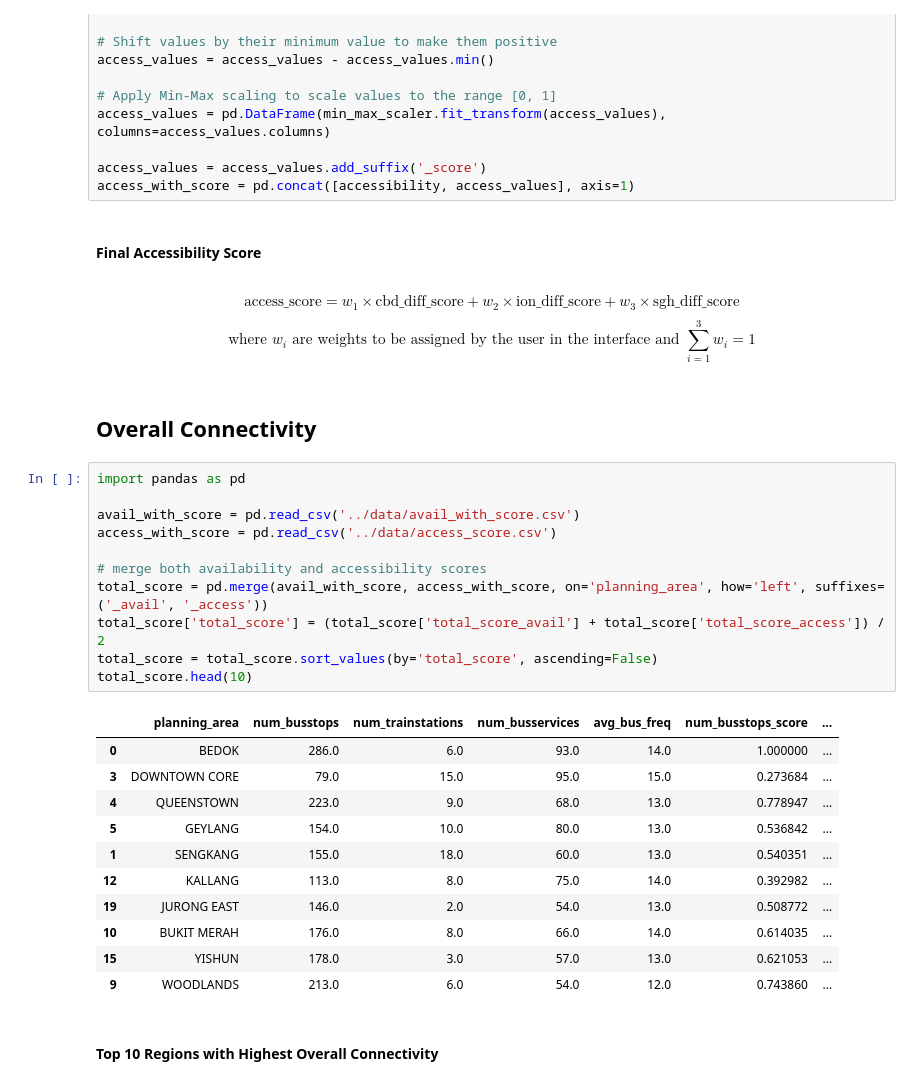
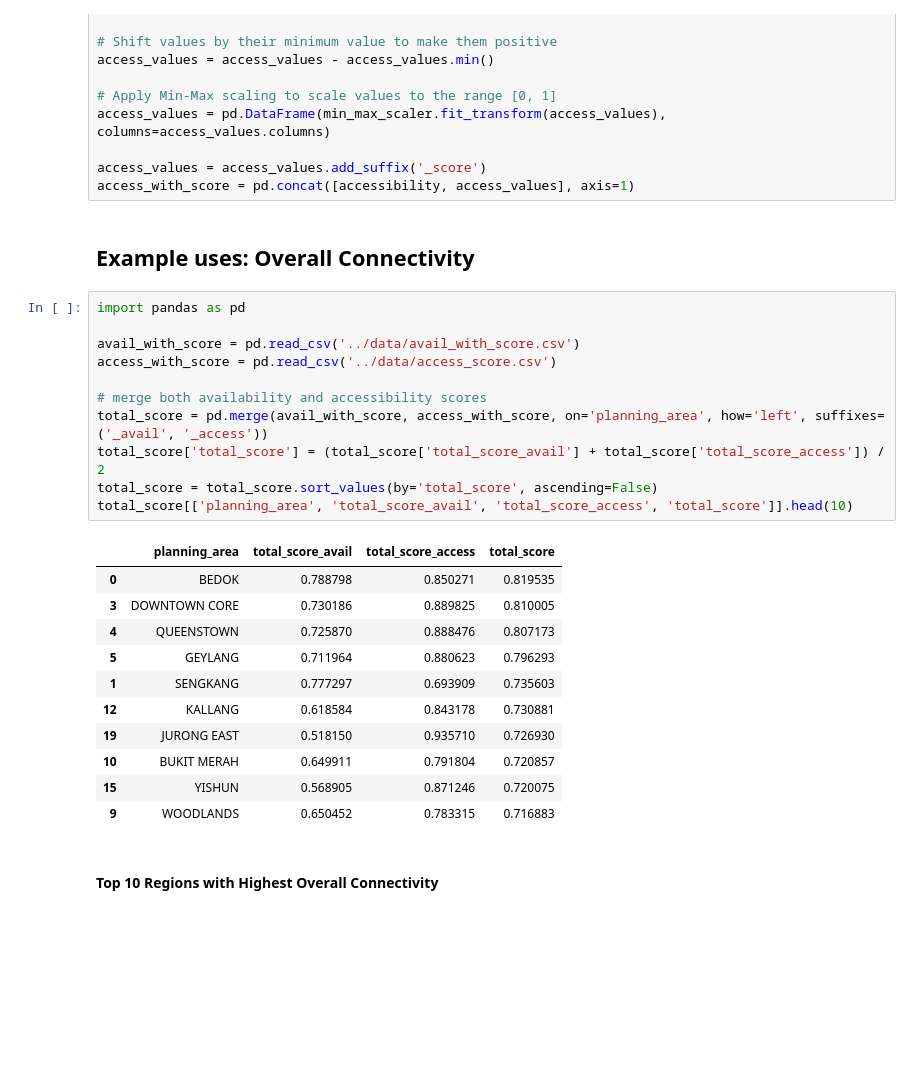
Before and after one commit to kiwi-lemongrass/DSE3101-Enhancing-Urban-Transport, a Jupyter notebook: report/backend_report.ipynb, the cells around one changed output. Saved outputs shown, nothing was run; the diff lists cells and outputs as text; blank space fills up the shorter version.

```diff
--- a/report/backend_report.ipynb
+++ b/report/backend_report.ipynb
@@ -430,39 +442,31 @@ access_values = pd.DataFrame(min_max_scaler.fit_transform(access_values), column
 
 access_values = access_values.add_suffix('_score')
 access_with_score = pd.concat([accessibility, access_values], axis=1)
-# %% [markdown]
-#### Final Accessibility Score
-# %% [markdown]
-$$
-\text{access\_score} = w_1 \times \text{cbd\_diff\_score} + w_2 \times \text{ion\_diff\_score} + w_3 \times \text{sgh\_diff\_score}
-$$
-$$ \text{where } w_i \text{ are weights to be assigned by the user in the interface and } {\sum_{i=1}^{3} w_i} = 1
-$$
 # %% [markdown]
-## Overall Connectivity
+## Example uses: Overall Connectivity
 # %%
 import pandas as pd
 
 avail_with_score = pd.read_csv('../data/avail_with_score.csv')
 access_with_score = pd.read_csv('../data/access_score.csv')
 
 # merge both availability and accessibility scores
 total_score = pd.merge(avail_with_score, access_with_score, on='planning_area', how='left', suffixes=('_avail', '_access'))
 total_score['total_score'] = (total_score['total_score_avail'] + total_score['total_score_access']) / 2
 total_score = total_score.sort_values(by='total_score', ascending=False)
-total_score.head(10)
+total_score[['planning_area', 'total_score_avail', 'total_score_access', 'total_score']].head(10)
 # %% [output]
-|  | planning_area | num_busstops | num_trainstations | num_busservices | avg_bus_freq | num_busstops_score | ... |
-| 0 | BEDOK | 286.0 | 6.0 | 93.0 | 14.0 | 1.000000 | ... |
-| 3 | DOWNTOWN CORE | 79.0 | 15.0 | 95.0 | 15.0 | 0.273684 | ... |
-| 4 | QUEENSTOWN | 223.0 | 9.0 | 68.0 | 13.0 | 0.778947 | ... |
-| 5 | GEYLANG | 154.0 | 10.0 | 80.0 | 13.0 | 0.536842 | ... |
-| 1 | SENGKANG | 155.0 | 18.0 | 60.0 | 13.0 | 0.540351 | ... |
-| 12 | KALLANG | 113.0 | 8.0 | 75.0 | 14.0 | 0.392982 | ... |
-| 19 | JURONG EAST | 146.0 | 2.0 | 54.0 | 13.0 | 0.508772 | ... |
-| 10 | BUKIT MERAH | 176.0 | 8.0 | 66.0 | 14.0 | 0.614035 | ... |
-| 15 | YISHUN | 178.0 | 3.0 | 57.0 | 13.0 | 0.621053 | ... |
-| 9 | WOODLANDS | 213.0 | 6.0 | 54.0 | 12.0 | 0.743860 | ... |
+|  | planning_area | total_score_avail | total_score_access | total_score |
+| 0 | BEDOK | 0.788798 | 0.850271 | 0.819535 |
+| 3 | DOWNTOWN CORE | 0.730186 | 0.889825 | 0.810005 |
+| 4 | QUEENSTOWN | 0.725870 | 0.888476 | 0.807173 |
+| 5 | GEYLANG | 0.711964 | 0.880623 | 0.796293 |
+| 1 | SENGKANG | 0.777297 | 0.693909 | 0.735603 |
+| 12 | KALLANG | 0.618584 | 0.843178 | 0.730881 |
+| 19 | JURONG EAST | 0.518150 | 0.935710 | 0.726930 |
+| 10 | BUKIT MERAH | 0.649911 | 0.791804 | 0.720857 |
+| 15 | YISHUN | 0.568905 | 0.871246 | 0.720075 |
+| 9 | WOODLANDS | 0.650452 | 0.783315 | 0.716883 |
 # %% [markdown]
 #### Top 10 Regions with Highest Overall Connectivity
 # %%
```
Also changed, not shown: parts of 8 cells of this notebook.
